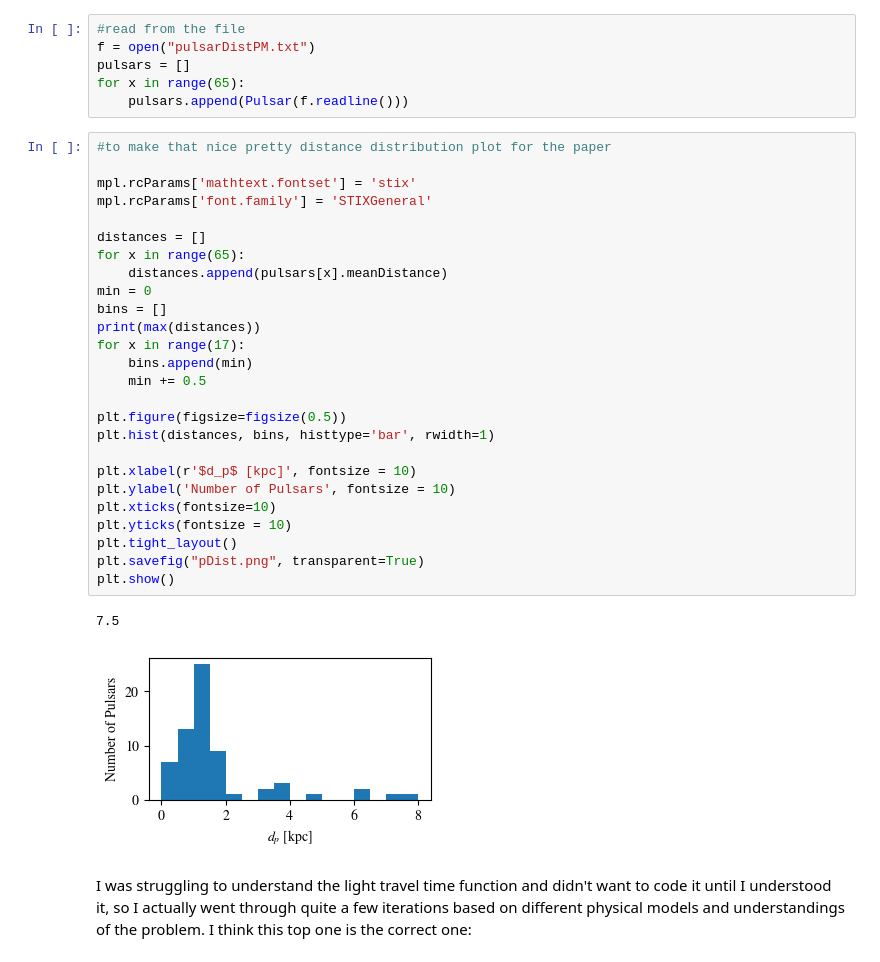
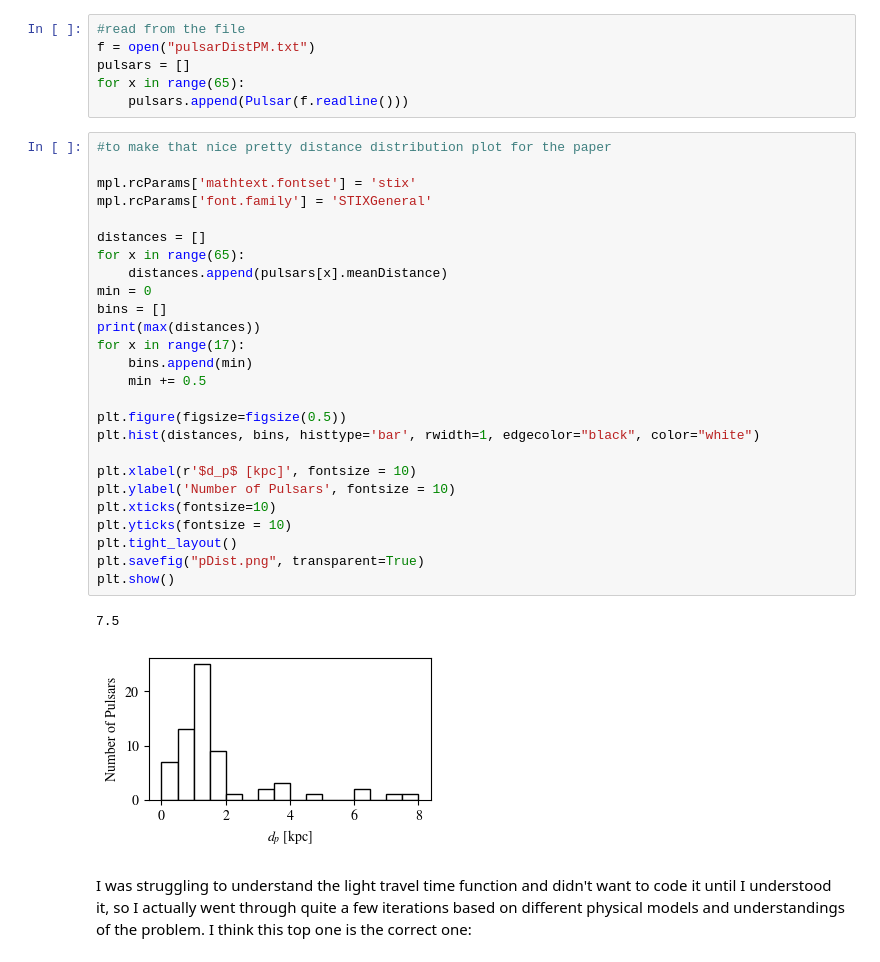
Before and after one commit to itsrainingsomewhere/smbhb-environments, a Jupyter notebook: Notebooks/PulsarDistances.ipynb, the cells around one changed output. Cells and saved outputs as stored; diff of their text form.

Commit message:
rearranged pdist notebook & redesigned pdist graph

```diff
--- a/Notebooks/PulsarDistances.ipynb
+++ b/Notebooks/PulsarDistances.ipynb
@@ -65,32 +97,32 @@ for x in range(65):
 # %%
 #to make that nice pretty distance distribution plot for the paper
 
 mpl.rcParams['mathtext.fontset'] = 'stix'
 mpl.rcParams['font.family'] = 'STIXGeneral'
 
 distances = []
 for x in range(65):
     distances.append(pulsars[x].meanDistance)
 min = 0
 bins = []
 print(max(distances))
 for x in range(17):
     bins.append(min)
     min += 0.5
 
 plt.figure(figsize=figsize(0.5))
-plt.hist(distances, bins, histtype='bar', rwidth=1)
+plt.hist(distances, bins, histtype='bar', rwidth=1, edgecolor="black", color="white")
 
 plt.xlabel(r'$d_p$ [kpc]', fontsize = 10)
 plt.ylabel('Number of Pulsars', fontsize = 10)
 plt.xticks(fontsize=10)
 plt.yticks(fontsize = 10)
 plt.tight_layout()
 plt.savefig("pDist.png", transparent=True)
 plt.show()
 # %% [output]
 7.5
-[figure, old version]
+[figure, new version]
 # %% [markdown]
 I was struggling to understand the light travel time function and didn't want to code it until I understood it, so I actually went through quite a few iterations based on different physical models and understandings of the problem. I think this top one is the correct one:
 # %%
```
Also changed, not shown: parts of 4 cells of this notebook.
